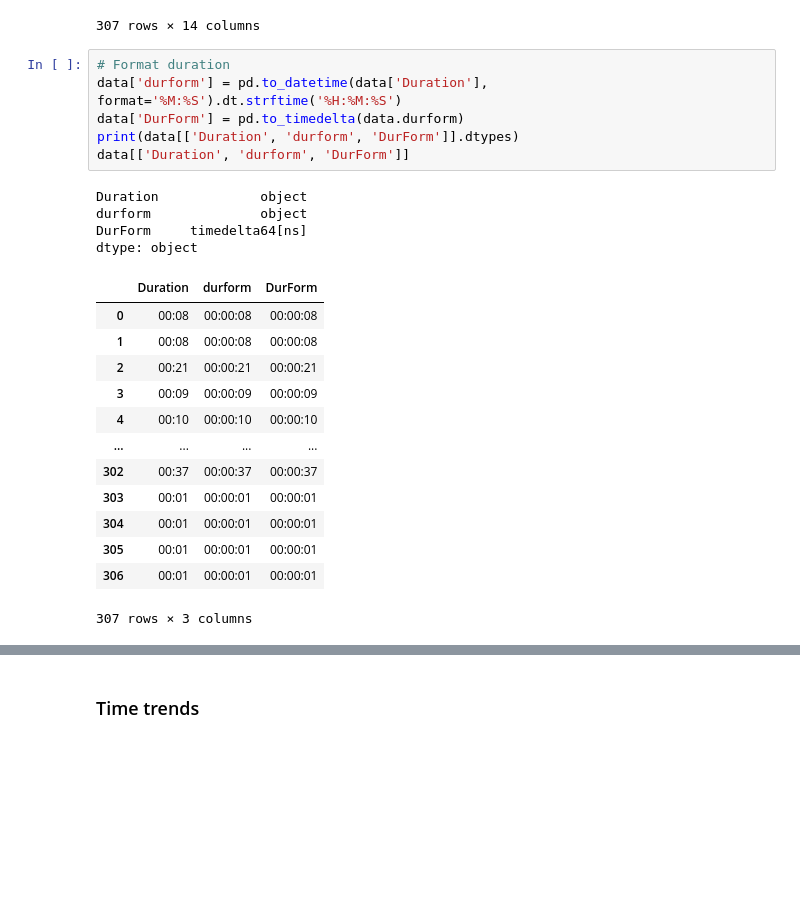
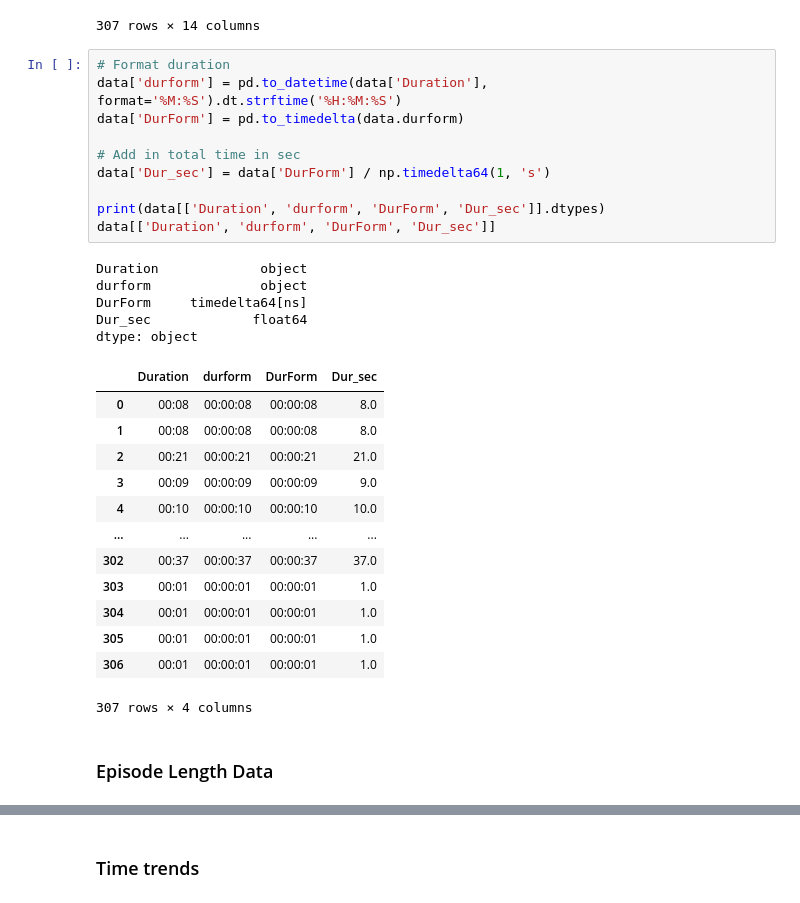
Before and after one commit to GaytaScience/OITNB, a Jupyter notebook: Analysis/explore.ipynb, the cells around one changed output, grey strips where cells are left out. Drawn from its saved outputs; the diff is of its cells as text; blank space fills up the shorter version.

```diff
--- a/Analysis/explore.ipynb
+++ b/Analysis/explore.ipynb
@@ -29,24 +27,31 @@ data
 # %%
 # Format duration
 data['durform'] = pd.to_datetime(data['Duration'], format='%M:%S').dt.strftime('%H:%M:%S')
 data['DurForm'] = pd.to_timedelta(data.durform)
-print(data[['Duration', 'durform', 'DurForm']].dtypes)
-data[['Duration', 'durform', 'DurForm']]
+
+# Add in total time in sec
+data['Dur_sec'] = data['DurForm'] / np.timedelta64(1, 's')
+
+print(data[['Duration', 'durform', 'DurForm', 'Dur_sec']].dtypes)
+data[['Duration', 'durform', 'DurForm', 'Dur_sec']]
 # %% [output]
 Duration             object
 durform              object
 DurForm     timedelta64[ns]
+Dur_sec             float64
 dtype: object
-|  | Duration | durform | DurForm |
-| 0 | 00:08 | 00:00:08 | 00:00:08 |
-| 1 | 00:08 | 00:00:08 | 00:00:08 |
-| 2 | 00:21 | 00:00:21 | 00:00:21 |
-| 3 | 00:09 | 00:00:09 | 00:00:09 |
-| 4 | 00:10 | 00:00:10 | 00:00:10 |
-| ... | ... | ... | ... |
-| 302 | 00:37 | 00:00:37 | 00:00:37 |
-| 303 | 00:01 | 00:00:01 | 00:00:01 |
-| 304 | 00:01 | 00:00:01 | 00:00:01 |
-| 305 | 00:01 | 00:00:01 | 00:00:01 |
-| 306 | 00:01 | 00:00:01 | 00:00:01 |
+|  | Duration | durform | DurForm | Dur_sec |
+| 0 | 00:08 | 00:00:08 | 00:00:08 | 8.0 |
+| 1 | 00:08 | 00:00:08 | 00:00:08 | 8.0 |
+| 2 | 00:21 | 00:00:21 | 00:00:21 | 21.0 |
+| 3 | 00:09 | 00:00:09 | 00:00:09 | 9.0 |
+| 4 | 00:10 | 00:00:10 | 00:00:10 | 10.0 |
+| ... | ... | ... | ... | ... |
+| 302 | 00:37 | 00:00:37 | 00:00:37 | 37.0 |
+| 303 | 00:01 | 00:00:01 | 00:00:01 | 1.0 |
+| 304 | 00:01 | 00:00:01 | 00:00:01 | 1.0 |
+| 305 | 00:01 | 00:00:01 | 00:00:01 | 1.0 |
+| 306 | 00:01 | 00:00:01 | 00:00:01 | 1.0 |
-307 rows × 3 columns
+307 rows × 4 columns
+# %% [markdown]
+### Episode Length Data
```
Also changed, not shown: parts of 28 cells of this notebook.
